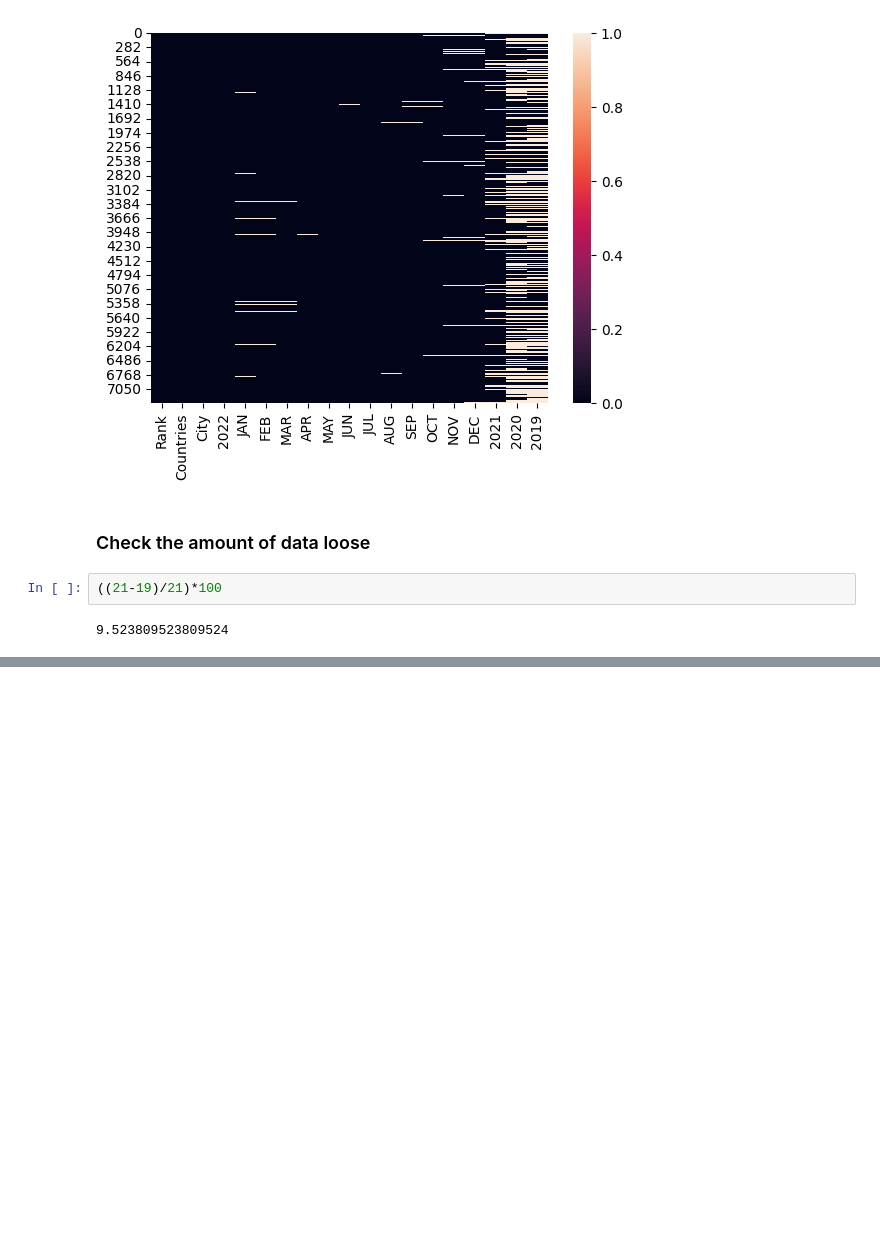
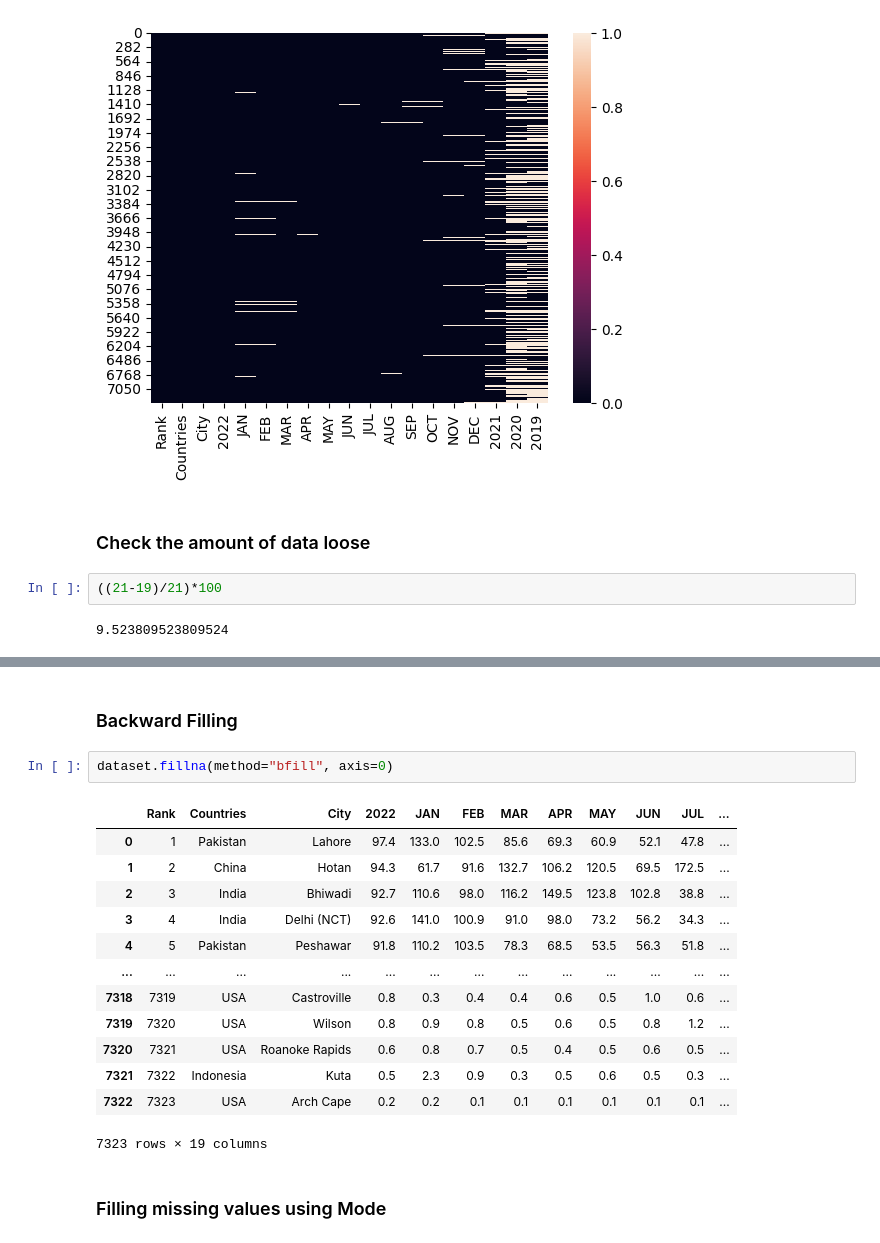
Before and after one commit to mardavsj/Data-Cleaning-Project, a Jupyter notebook: data_cleaning.ipynb, the cells around one changed output, grey strips where cells are left out. Drawn from its saved outputs; the diff is of its cells as text; blank space fills up the shorter version.

Commit message:
📜 Filling missing values

```diff
--- a/data_cleaning.ipynb
+++ b/data_cleaning.ipynb
@@ -130,0 +151,20 @@ plt.show
+# %% [markdown]
+### Backward Filling
+# %%
+dataset.fillna(method="bfill", axis=0)
+# %% [output]
+|  | Rank | Countries | City | 2022 | JAN | FEB | MAR | APR | MAY | JUN | JUL | ... |
+| 0 | 1 | Pakistan | Lahore | 97.4 | 133.0 | 102.5 | 85.6 | 69.3 | 60.9 | 52.1 | 47.8 | ... |
+| 1 | 2 | China | Hotan | 94.3 | 61.7 | 91.6 | 132.7 | 106.2 | 120.5 | 69.5 | 172.5 | ... |
+| 2 | 3 | India | Bhiwadi | 92.7 | 110.6 | 98.0 | 116.2 | 149.5 | 123.8 | 102.8 | 38.8 | ... |
+| 3 | 4 | India | Delhi (NCT) | 92.6 | 141.0 | 100.9 | 91.0 | 98.0 | 73.2 | 56.2 | 34.3 | ... |
+| 4 | 5 | Pakistan | Peshawar | 91.8 | 110.2 | 103.5 | 78.3 | 68.5 | 53.5 | 56.3 | 51.8 | ... |
+| ... | ... | ... | ... | ... | ... | ... | ... | ... | ... | ... | ... | ... |
+| 7318 | 7319 | USA | Castroville | 0.8 | 0.3 | 0.4 | 0.4 | 0.6 | 0.5 | 1.0 | 0.6 | ... |
+| 7319 | 7320 | USA | Wilson | 0.8 | 0.9 | 0.8 | 0.5 | 0.6 | 0.5 | 0.8 | 1.2 | ... |
+| 7320 | 7321 | USA | Roanoke Rapids | 0.6 | 0.8 | 0.7 | 0.5 | 0.4 | 0.5 | 0.6 | 0.5 | ... |
+| 7321 | 7322 | Indonesia | Kuta | 0.5 | 2.3 | 0.9 | 0.3 | 0.5 | 0.6 | 0.5 | 0.3 | ... |
+| 7322 | 7323 | USA | Arch Cape | 0.2 | 0.2 | 0.1 | 0.1 | 0.1 | 0.1 | 0.1 | 0.1 | ... |
+7323 rows × 19 columns
+# %% [markdown]
+### Filling missing values using Mode
```
Also changed, not shown: parts of 6 cells of this notebook.
